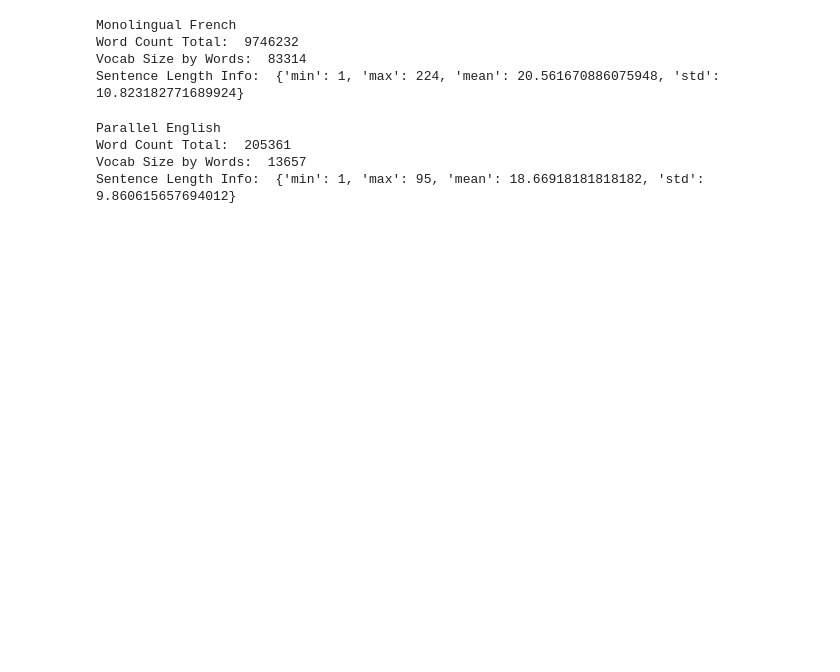
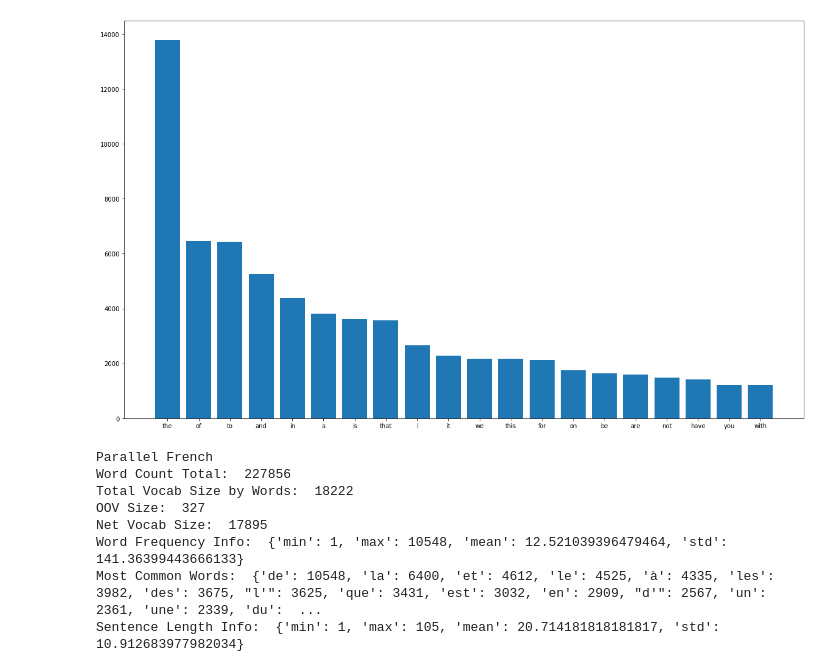
Before and after one commit to akshayrana30/Low-Resources-Machine-Translation, a Jupyter notebook: data/Analysis.ipynb, the cells around one changed output. Cells and saved outputs as stored; diff of their text form; code cells hidden in the pictures; blank space fills up the shorter version.

```diff
--- a/data/Analysis.ipynb
+++ b/data/Analysis.ipynb
@@ -25,40 +211,58 @@ Sentence Length Info:  {'min': 1, 'max': 180, 'mean': 18.608320675105485, 'std':
+# %%
+plt.figure(figsize=[20,12])
+plt.bar(top.keys(), top.values())
+plt.show()
+# %% [output]
+[figure, added]
 # %%
-print("Monolingual French")
+print("Parallel French")
 bow = []
 sentence_length = []
-with open('../processed/unaligned.fr', "r") as text_file:
+vocab_alpha = {}
+OOV = {}
+with open('data/train.lang2', "r") as text_file:
     for line in text_file:
         stripped_line = line.strip()
         bow.extend(stripped_line.split())
         sentence_length.append(len(stripped_line.split()))
+
+# Word Count + Dictionary
 print("Word Count Total: ", sum(sentence_length))
 vocab = pd.DataFrame(list(zip(bow, bow, [1] * len(bow))), columns =['Word', 'Token','Count']).groupby('Word',sort=False)['Token'].count().to_dict()
-print("Vocab Size by Words: ", len(vocab))
+for word, count in vocab.items():
+    if any(c.isalpha() for c in word):
+        vocab_alpha[word] = count
+    else:
+        OOV[word] = count
+print("Total Vocab Size by Words: ", len(vocab))
+print("OOV Size: ", len(OOV))
+print("Net Vocab Size: ", len(vocab_alpha))
+
+# Word Frequency
+wf = np.asarray(list(vocab_alpha.values()))
+wf_metrics = {"min": np.amin(wf), "max": np.amax(wf), "mean": np.mean(wf), "std": np.std(wf)}
+print("Word Frequency Info: ", wf_metrics)
+
+# Most Frequent Words
+sorted_vocab = dict(sorted(vocab_alpha.items(), key=operator.itemgetter(1),reverse=True))
+top = dict(itertools.islice(sorted_vocab.items(), 20))
+print("Most Common Words: ", top)
+
+# Sentence Lengths
 sl = np.asarray(sentence_length)
 sentence_len_metrics = {"min": np.amin(sl), "max": np.amax(sl), "mean": np.mean(sl), "std": np.std(sl)}
-print("Sentence Length Info: ", sentence_len_metrics)
+print("Sentence Length Info: ",sentence_len_metrics)
+
+# Append to metadata
+sl_set.append(sl)
+OOV_count_set.append(len(OOV))
+vocab_count_set.append(len(vocab_alpha))
 # %% [output]
-Monolingual French
-Word Count Total:  9746232
-Vocab Size by Words:  83314
-Sentence Length Info:  {'min': 1, 'max': 224, 'mean': 20.561670886075948, 'std': 10.823182771689924}
+Parallel French
+Word Count Total:  227856
+Total Vocab Size by Words:  18222
+OOV Size:  327
+Net Vocab Size:  17895
+Word Frequency Info:  {'min': 1, 'max': 10548, 'mean': 12.521039396479464, 'std': 141.36399443666133}
+Most Common Words:  {'de': 10548, 'la': 6400, 'et': 4612, 'le': 4525, 'à': 4335, 'les': 3982, 'des': 3675, "l'": 3625, 'que': 3431, 'est': 3032, 'en': 2909, "d'": 2567, 'un': 2361, 'une': 2339, 'du':  ...
+Sentence Length Info:  {'min': 1, 'max': 105, 'mean': 20.714181818181817, 'std': 10.912683977982034}
-# %%
-print("Parallel English")
-bow = []
-sentence_length = []
-with open('../processed/train.lang1', "r") as text_file:
-    for line in text_file:
-        stripped_line = line.strip()
-        bow.extend(stripped_line.split())
-        sentence_length.append(len(stripped_line.split()))
-print("Word Count Total: ", sum(sentence_length))
-vocab = pd.DataFrame(list(zip(bow, bow, [1] * len(bow))), columns =['Word', 'Token','Count']).groupby('Word',sort=False)['Token'].count().to_dict()
-print("Vocab Size by Words: ", len(vocab))
-sl = np.asarray(sentence_length)
-sentence_len_metrics = {"min": np.amin(sl), "max": np.amax(sl), "mean": np.mean(sl), "std": np.std(sl)}
-print("Sentence Length Info: ", sentence_len_metrics)
-# %% [output]
-Parallel English
-Word Count Total:  205361
-Vocab Size by Words:  13657
-Sentence Length Info:  {'min': 1, 'max': 95, 'mean': 18.66918181818182, 'std': 9.860615657694012}
```
Also changed, not shown: parts of 16 cells of this notebook.
